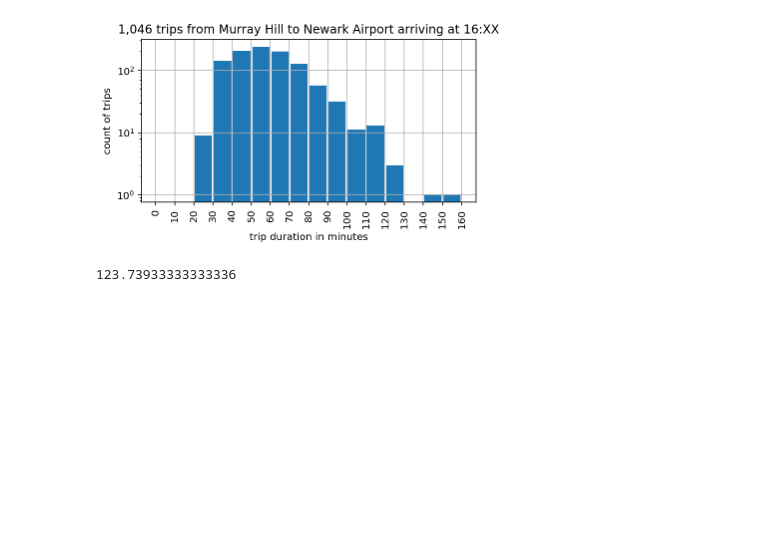
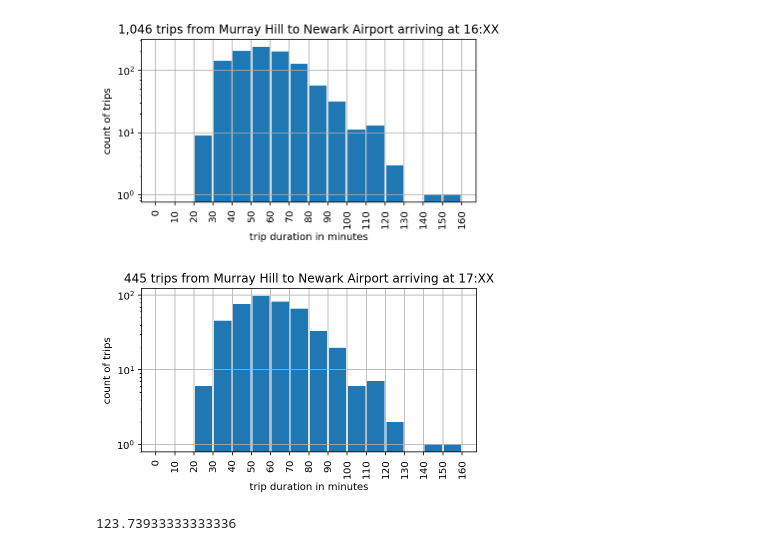
Before and after one commit to frankrefischer/nyc-taxi-to-airport, a Jupyter notebook: Model_Data.ipynb, the cells around one changed output. Drawn from its saved outputs; the diff is of its cells as text; code cells hidden in the pictures; blank space fills up the shorter version.

```diff
--- a/Model_Data.ipynb
+++ b/Model_Data.ipynb
@@ -179,6 +179,10 @@ df_ewr_16 = df_ewr[df_ewr.dropoff_hour.isin([16,17])]
 duration_hist(df_mh_ewr_16, "trips from Murray Hill to Newark Airport arriving at 16:XX", y_scale_log=1)
 # %% [output]
 [figure]
+# %%
+duration_hist(df_mh_ewr_17, "trips from Murray Hill to Newark Airport arriving at 17:XX", y_scale_log=1)
+# %% [output]
+[figure, added]
 # %%
 df_mh_ewr_17.trip_duration_minutes.quantile(.99)
 # %% [output]
```
